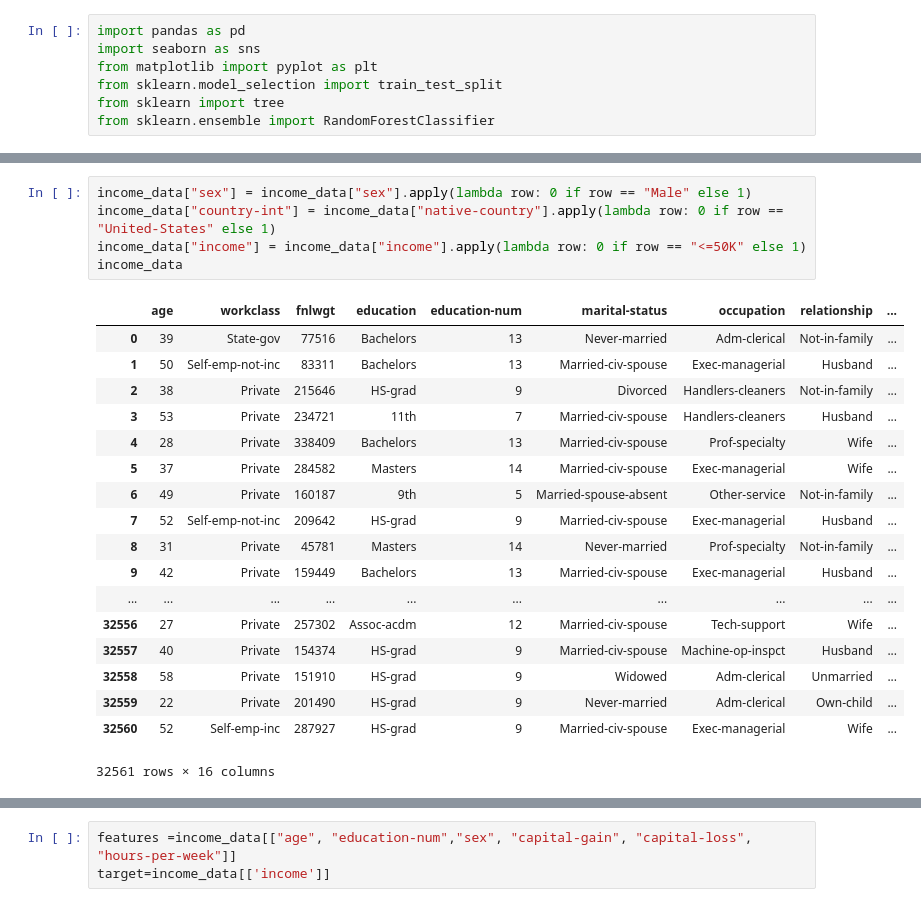
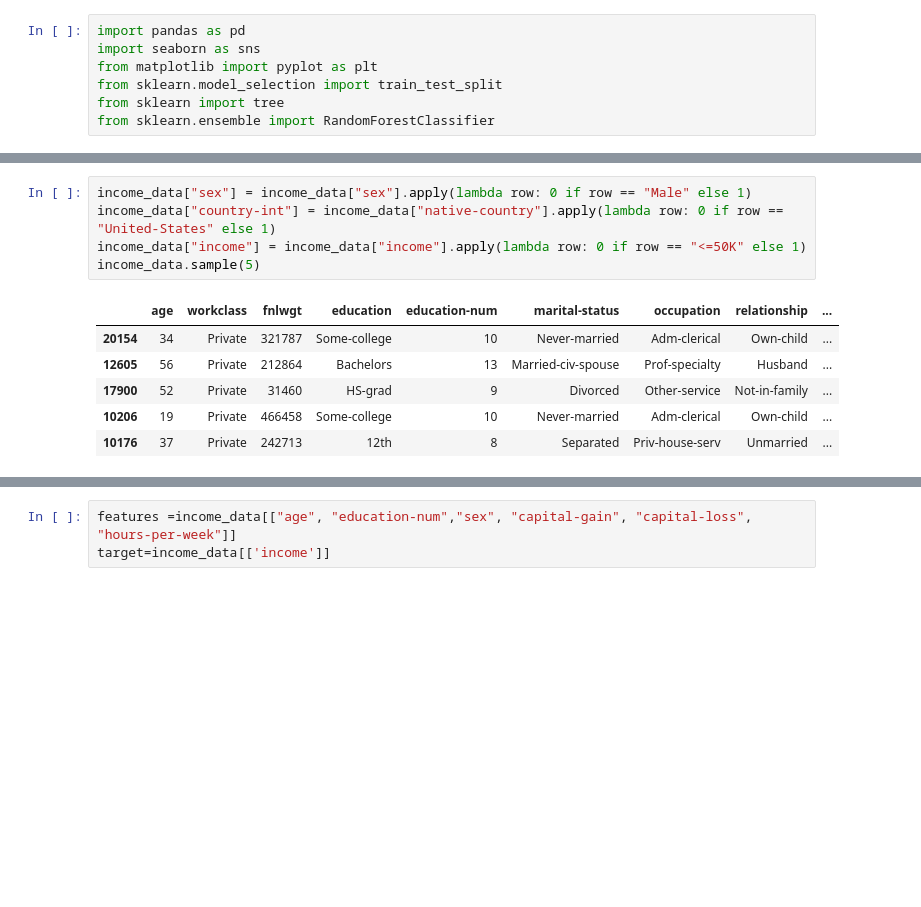
Before and after one commit to romi5193/DataScience, a Jupyter notebook: Income_prediction/Income Prediction_RandomForrest.ipynb, the cells around one changed output, grey strips where cells are left out. Drawn from its saved outputs; the diff is of its cells as text; blank space fills up the shorter version.

```diff
--- a/Income_prediction/Income Prediction_RandomForrest.ipynb
+++ b/Income_prediction/Income Prediction_RandomForrest.ipynb
@@ -35,24 +25,12 @@ income_data
 # %%
 income_data["sex"] = income_data["sex"].apply(lambda row: 0 if row == "Male" else 1)
 income_data["country-int"] = income_data["native-country"].apply(lambda row: 0 if row == "United-States" else 1)
 income_data["income"] = income_data["income"].apply(lambda row: 0 if row == "<=50K" else 1)
-income_data
+income_data.sample(5)
 # %% [output]
 |  | age | workclass | fnlwgt | education | education-num | marital-status | occupation | relationship | ... |
-| 0 | 39 | State-gov | 77516 | Bachelors | 13 | Never-married | Adm-clerical | Not-in-family | ... |
-| 1 | 50 | Self-emp-not-inc | 83311 | Bachelors | 13 | Married-civ-spouse | Exec-managerial | Husband | ... |
-| 2 | 38 | Private | 215646 | HS-grad | 9 | Divorced | Handlers-cleaners | Not-in-family | ... |
-| 3 | 53 | Private | 234721 | 11th | 7 | Married-civ-spouse | Handlers-cleaners | Husband | ... |
-| 4 | 28 | Private | 338409 | Bachelors | 13 | Married-civ-spouse | Prof-specialty | Wife | ... |
-| 5 | 37 | Private | 284582 | Masters | 14 | Married-civ-spouse | Exec-managerial | Wife | ... |
-| 6 | 49 | Private | 160187 | 9th | 5 | Married-spouse-absent | Other-service | Not-in-family | ... |
-| 7 | 52 | Self-emp-not-inc | 209642 | HS-grad | 9 | Married-civ-spouse | Exec-managerial | Husband | ... |
-| 8 | 31 | Private | 45781 | Masters | 14 | Never-married | Prof-specialty | Not-in-family | ... |
-| 9 | 42 | Private | 159449 | Bachelors | 13 | Married-civ-spouse | Exec-managerial | Husband | ... |
-| ... | ... | ... | ... | ... | ... | ... | ... | ... | ... |
-| 32556 | 27 | Private | 257302 | Assoc-acdm | 12 | Married-civ-spouse | Tech-support | Wife | ... |
-| 32557 | 40 | Private | 154374 | HS-grad | 9 | Married-civ-spouse | Machine-op-inspct | Husband | ... |
-| 32558 | 58 | Private | 151910 | HS-grad | 9 | Widowed | Adm-clerical | Unmarried | ... |
-| 32559 | 22 | Private | 201490 | HS-grad | 9 | Never-married | Adm-clerical | Own-child | ... |
-| 32560 | 52 | Self-emp-inc | 287927 | HS-grad | 9 | Married-civ-spouse | Exec-managerial | Wife | ... |
+| 20154 | 34 | Private | 321787 | Some-college | 10 | Never-married | Adm-clerical | Own-child | ... |
+| 12605 | 56 | Private | 212864 | Bachelors | 13 | Married-civ-spouse | Prof-specialty | Husband | ... |
+| 17900 | 52 | Private | 31460 | HS-grad | 9 | Divorced | Other-service | Not-in-family | ... |
+| 10206 | 19 | Private | 466458 | Some-college | 10 | Never-married | Adm-clerical | Own-child | ... |
+| 10176 | 37 | Private | 242713 | 12th | 8 | Separated | Priv-house-serv | Unmarried | ... |
-32561 rows × 16 columns
```
Also changed, not shown: parts of 5 cells of this notebook, 3 other files.
